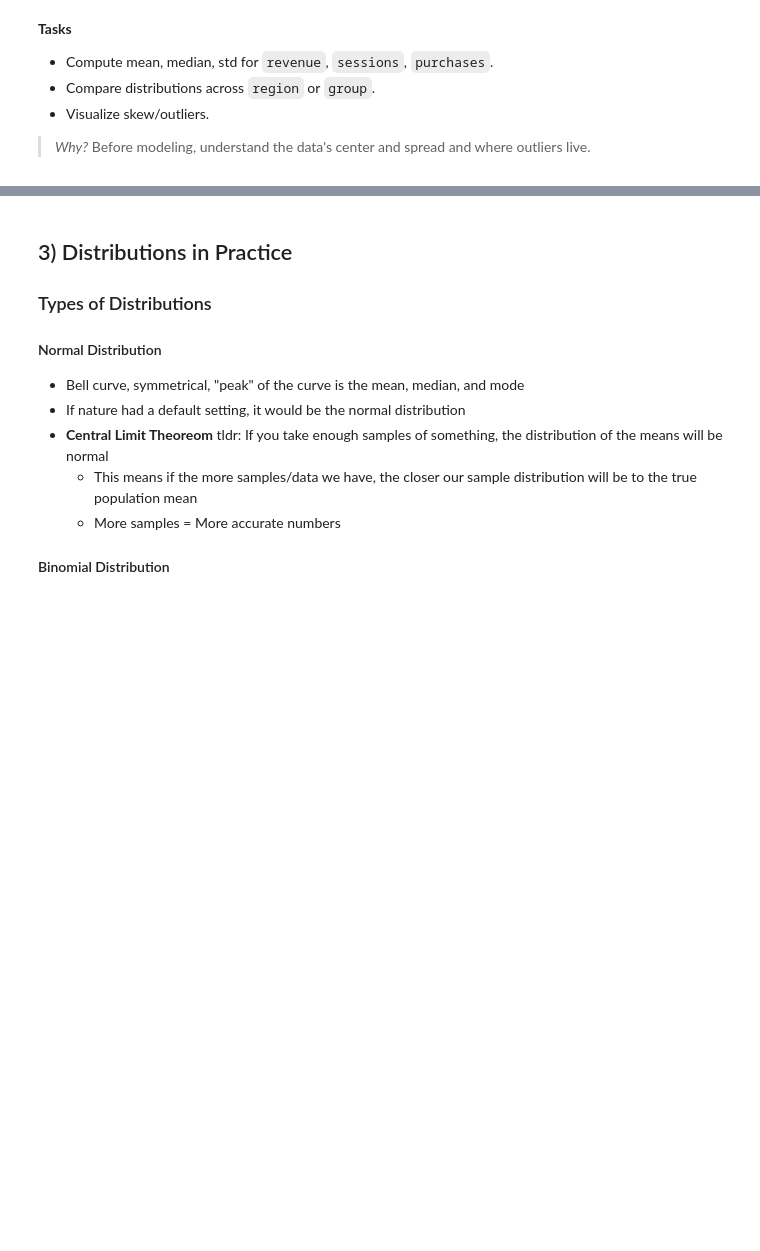
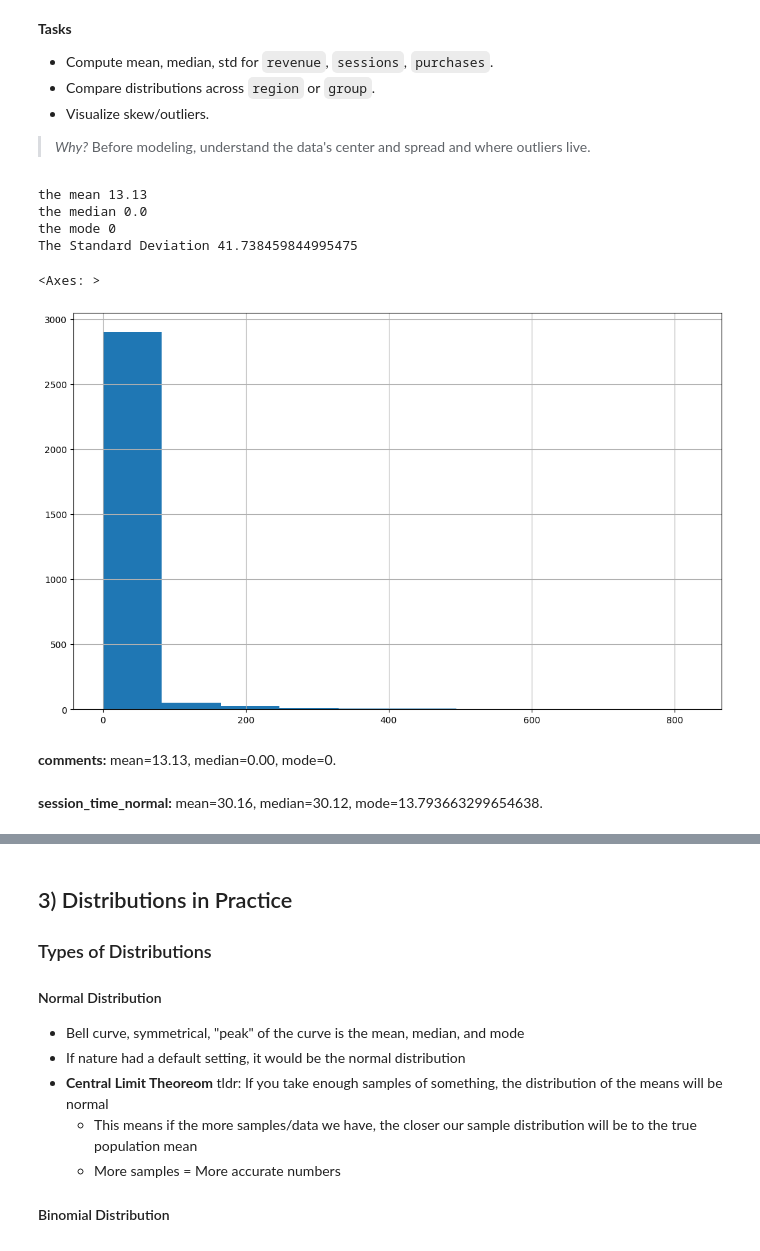
Before and after one commit to tsunar2002/ds-fall-2025-tue, a Jupyter notebook: Week-06-Business-Stats-Analytics/Lecture-Business-Analytics-Stats.ipynb, the cells around one changed output, grey strips where cells are left out. Cells and saved outputs as stored; diff of their text form; code cells hidden in the pictures; blank space fills up the shorter version.

```diff
--- a/Week-06-Business-Stats-Analytics/Lecture-Business-Analytics-Stats.ipynb
+++ b/Week-06-Business-Stats-Analytics/Lecture-Business-Analytics-Stats.ipynb
@@ -120,3 +119,55 @@ df.sample(5, random_state=1)
 - Visualize skew/outliers.
 
 > *Why?* Before modeling, understand the data's center and spread and where outliers live.
+# %%
+# FINDING THE MEAN
+
+the_mean = df['comments'].mean().round(2)
+the_median = df['comments'].median()
+the_mode = df['comments'].mode()[0]
+the_std = df['comments'].std()
+
+print('the mean', the_mean)
+print('the median', the_median)
+print('the mode', the_mode)
+print('The Standard Deviation', the_std)
+# %% [output]
+the mean 13.13
+the median 0.0
+the mode 0
+The Standard Deviation 41.738459844995475
+# %%
+df['comments'].hist()
+# %% [output]
+<Axes: >
+[figure, added]
+# %%
+def plot_histos(df, column='likes', title='title'):
+    df = df.dropna(subset=column)
+    mean_val = df[column].mean()
+    mode_val = df[column].mode()[0]
+    median_val = df[column].median()
+
+    fig = px.histogram(df, x=column, template='plotly_dark', color_discrete_sequence=['#00CC96'],
+                       barmode='overlay',
+                       title=title)
+
+
+    fig.add_vline(x=mean_val, line_width=2, line_dash="dash", line_color="cyan",
+                    annotation_text=f"Mean: {mean_val:.2f}", annotation_position="top right")
+
+
+    fig.add_vline(x=mode_val, line_dash="dash", line_color="pink",
+                    annotation_text=f"Mode: {mode_val:.2f}", annotation_position="top left")
+
+
+    fig.add_vline(x=median_val, line_dash="dash", line_color="yellow",
+                    annotation_text=f"Median: {median_val:.2f}", annotation_position="bottom left")
+    fig.show()
+    display(Markdown(f"**{column}:** mean={mean_val:.2f}, median={median_val:.2f}, mode={mode_val}. "))
+
+plot_histos(df, 'comments', title='distribution of comments')
+plot_histos(df, 'session_time_normal', title='Distribution of session time (time spent in one session in secods)')
+# %% [output]
+**comments:** mean=13.13, median=0.00, mode=0.
+**session_time_normal:** mean=30.16, median=30.12, mode=13.793663299654638.
```
Also changed, not shown: parts of 31 cells of this notebook, 2 other files.
